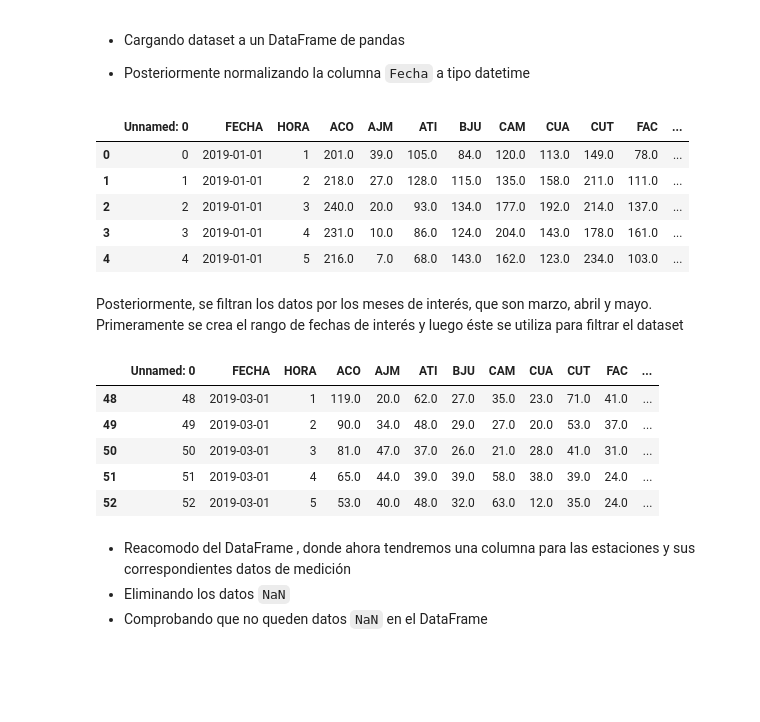
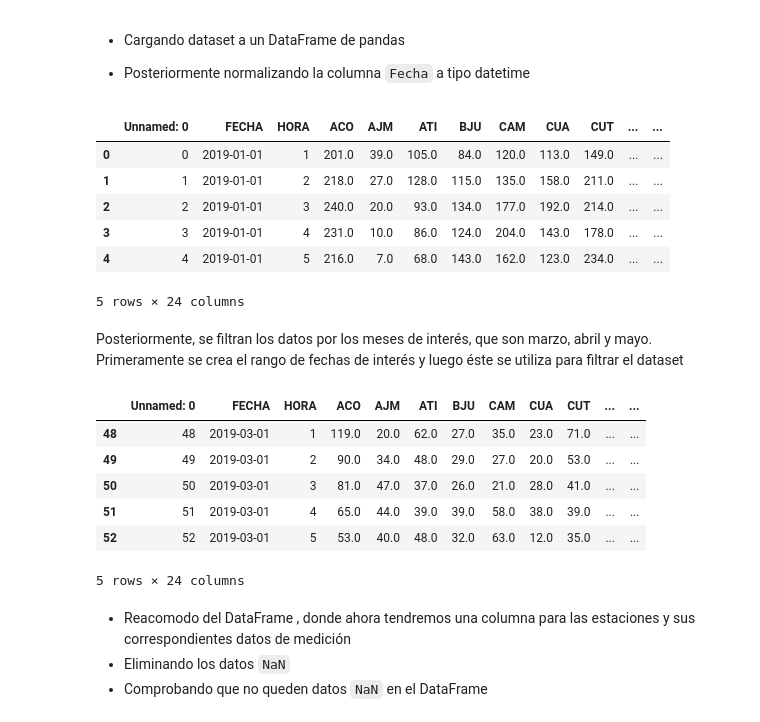
Before and after one commit to IrvingC48/BeduFase2-Proyecto_python, a Jupyter notebook: Procesos/6_1_Transformacion_PM10.ipynb, the cells around one changed output. Drawn from its saved outputs; the diff is of its cells as text; code cells hidden in the pictures; blank space fills up the shorter version.

```diff
--- a/Procesos/6_1_Transformacion_PM10.ipynb
+++ b/Procesos/6_1_Transformacion_PM10.ipynb
@@ -11,18 +11,19 @@ import numpy as np
 - Posteriormente normalizando la columna `Fecha` a tipo datetime
 # %%
 #Cargando archivos
-df = pd.read_csv('https://raw.githubusercontent.com/IrvingC48/BeduFase2-Proyecto_python/main/Datasets/PM10/PM10_depurado.csv')
+df = pd.read_csv('../Datasets/PM10/PM10_depurado.csv')
 
 # Normalizando fechas
 df['FECHA'] = pd.to_datetime(df['FECHA'], unit='ns')
 df.head()
 # %% [output]
-|  | Unnamed: 0 | FECHA | HORA | ACO | AJM | ATI | BJU | CAM | CUA | CUT | FAC | ... |
-| 0 | 0 | 2019-01-01 | 1 | 201.0 | 39.0 | 105.0 | 84.0 | 120.0 | 113.0 | 149.0 | 78.0 | ... |
-| 1 | 1 | 2019-01-01 | 2 | 218.0 | 27.0 | 128.0 | 115.0 | 135.0 | 158.0 | 211.0 | 111.0 | ... |
-| 2 | 2 | 2019-01-01 | 3 | 240.0 | 20.0 | 93.0 | 134.0 | 177.0 | 192.0 | 214.0 | 137.0 | ... |
-| 3 | 3 | 2019-01-01 | 4 | 231.0 | 10.0 | 86.0 | 124.0 | 204.0 | 143.0 | 178.0 | 161.0 | ... |
-| 4 | 4 | 2019-01-01 | 5 | 216.0 | 7.0 | 68.0 | 143.0 | 162.0 | 123.0 | 234.0 | 103.0 | ... |
+|  | Unnamed: 0 | FECHA | HORA | ACO | AJM | ATI | BJU | CAM | CUA | CUT | ... | ... |
+| 0 | 0 | 2019-01-01 | 1 | 201.0 | 39.0 | 105.0 | 84.0 | 120.0 | 113.0 | 149.0 | ... | ... |
+| 1 | 1 | 2019-01-01 | 2 | 218.0 | 27.0 | 128.0 | 115.0 | 135.0 | 158.0 | 211.0 | ... | ... |
+| 2 | 2 | 2019-01-01 | 3 | 240.0 | 20.0 | 93.0 | 134.0 | 177.0 | 192.0 | 214.0 | ... | ... |
+| 3 | 3 | 2019-01-01 | 4 | 231.0 | 10.0 | 86.0 | 124.0 | 204.0 | 143.0 | 178.0 | ... | ... |
+| 4 | 4 | 2019-01-01 | 5 | 216.0 | 7.0 | 68.0 | 143.0 | 162.0 | 123.0 | 234.0 | ... | ... |
+5 rows × 24 columns
 # %% [markdown]
 Posteriormente, se filtran los datos por los meses de interés, que son marzo, abril y mayo. Primeramente se crea el rango de fechas de interés y luego éste se utiliza para filtrar el dataset
 # %%
@@ -33,12 +34,13 @@ date_rng= date_rng.append(date_rng2) #unión de rangos
 df=df[df["FECHA"].isin(date_rng)]
 df.head()
 # %% [output]
-|  | Unnamed: 0 | FECHA | HORA | ACO | AJM | ATI | BJU | CAM | CUA | CUT | FAC | ... |
-| 48 | 48 | 2019-03-01 | 1 | 119.0 | 20.0 | 62.0 | 27.0 | 35.0 | 23.0 | 71.0 | 41.0 | ... |
-| 49 | 49 | 2019-03-01 | 2 | 90.0 | 34.0 | 48.0 | 29.0 | 27.0 | 20.0 | 53.0 | 37.0 | ... |
-| 50 | 50 | 2019-03-01 | 3 | 81.0 | 47.0 | 37.0 | 26.0 | 21.0 | 28.0 | 41.0 | 31.0 | ... |
-| 51 | 51 | 2019-03-01 | 4 | 65.0 | 44.0 | 39.0 | 39.0 | 58.0 | 38.0 | 39.0 | 24.0 | ... |
-| 52 | 52 | 2019-03-01 | 5 | 53.0 | 40.0 | 48.0 | 32.0 | 63.0 | 12.0 | 35.0 | 24.0 | ... |
+|  | Unnamed: 0 | FECHA | HORA | ACO | AJM | ATI | BJU | CAM | CUA | CUT | ... | ... |
+| 48 | 48 | 2019-03-01 | 1 | 119.0 | 20.0 | 62.0 | 27.0 | 35.0 | 23.0 | 71.0 | ... | ... |
+| 49 | 49 | 2019-03-01 | 2 | 90.0 | 34.0 | 48.0 | 29.0 | 27.0 | 20.0 | 53.0 | ... | ... |
+| 50 | 50 | 2019-03-01 | 3 | 81.0 | 47.0 | 37.0 | 26.0 | 21.0 | 28.0 | 41.0 | ... | ... |
+| 51 | 51 | 2019-03-01 | 4 | 65.0 | 44.0 | 39.0 | 39.0 | 58.0 | 38.0 | 39.0 | ... | ... |
+| 52 | 52 | 2019-03-01 | 5 | 53.0 | 40.0 | 48.0 | 32.0 | 63.0 | 12.0 | 35.0 | ... | ... |
+5 rows × 24 columns
 # %% [markdown]
 - Reacomodo del DataFrame , donde ahora tendremos una columna para las estaciones y sus correspondientes datos de medición
 - Eliminando los datos `NaN`
```
Also changed, not shown: parts of 2 cells of this notebook, 1 other file.
